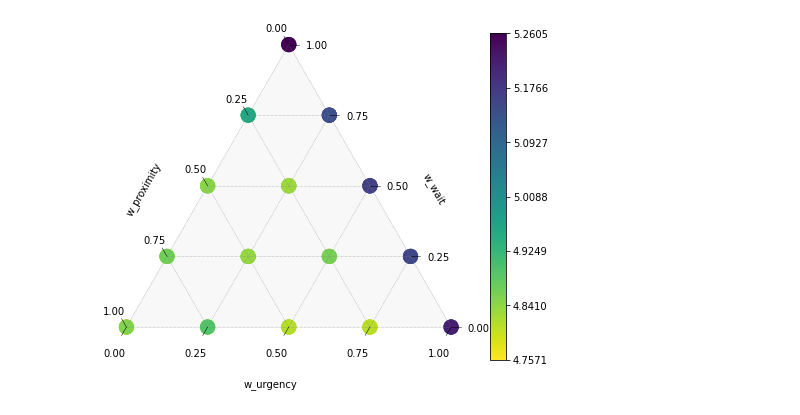
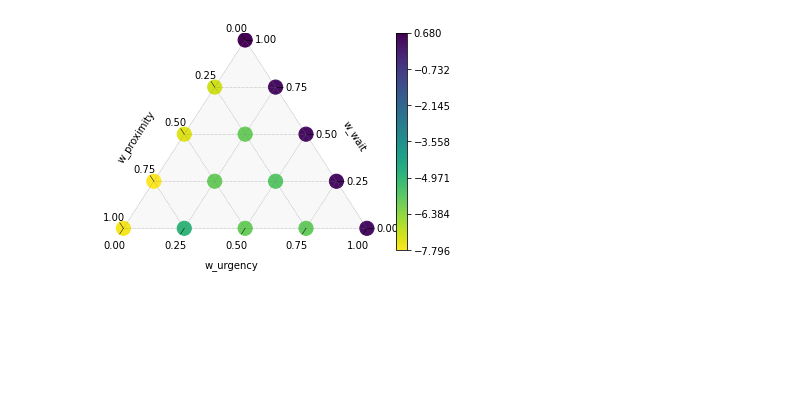
Before and after one commit to CityScope/MobilityTable_SanSebastian, a Jupyter notebook: postprocessing/bidding_batch.ipynb, the cells around one changed output. Saved outputs shown, nothing was run; the diff lists cells and outputs as text; code cells hidden in the pictures; blank space fills up the shorter version.

```diff
--- a/postprocessing/bidding_batch.ipynb
+++ b/postprocessing/bidding_batch.ipynb
@@ -320,0 +251,15 @@ plt.show()
+# %%
+
+group_columns = ['MaxBiddingTime', 'UrgencyWeight', 'WaitWeight', 'ProximityWeight']
+
+
+metrics_food_grouped = filtered_df_food.groupby(group_columns).agg({
+    'Pct_served': 'mean',
+    'Avg_wait': 'mean',
+    'Min_wait': 'mean',
+    'Max_wait': 'mean',
+    'Wait_stdv': 'mean',
+    'Q10': 'mean',
+    'Q50': 'mean',
+    'Q90': 'mean'
+}).reset_index()
@@ -321,3 +286,4 @@ plt.show()
 # %%
-condition = (metrics_food['UrgencyWeight'] != 0) | (metrics_food['WaitWeight'] != 0) | (metrics_food['ProximityWeight'] != 0)
-filtered_df_food = metrics_food[condition]
+condition_r = (metrics_food['UrgencyWeight'] == 0)  & (metrics_food['WaitWeight'] == 0) & (metrics_food['ProximityWeight'] == 0)
+base_df_food = metrics_food[condition_r]
+print(base_df_food )
@@ -323,0 +304,14 @@ filtered_df_food = metrics_food[condition]
+# %%
+group_columns = ['MaxBiddingTime', 'UrgencyWeight', 'WaitWeight', 'ProximityWeight']
+
+
+metrics_food_grouped_baseline = base_df_food.groupby(group_columns).agg({
+    'Pct_served': 'mean',
+    'Avg_wait': 'mean',
+    'Min_wait': 'mean',
+    'Max_wait': 'mean',
+    'Wait_stdv': 'mean',
+    'Q10': 'mean',
+    'Q50': 'mean',
+    'Q90': 'mean'
+}).reset_index()
@@ -324,16 +323,16 @@ filtered_df_food = metrics_food[condition]
 # %%
 
+############ MAX BIDDING OF 1 MIN  ############
 
 
-#matplotlib.rcParams['figure.figsize'] = (8, 6)
-
-df = filtered_df_food
+df = metrics_food_grouped.loc[(metrics_food_grouped['MaxBiddingTime']==1.0)]
+df_2 = metrics_food_grouped_baseline
 
 # Extract the data
 x = df['UrgencyWeight']
 y = df['WaitWeight']
 z = df['ProximityWeight']
-avg_wait = df['Avg_wait']  # Color based on Avg_wait
+avg_wait = (df['Avg_wait']- df_2['Avg_wait'][0])/df_2['Avg_wait'][0]*100   # Color based on Avg_wait
 
 
 # Normalize 'Avg_wait' values to a range suitable for color mapping
@@ -346,31 +345,31 @@ points = [(xi, yi, zi) for xi, yi, zi in zip(x, y, z)]
 # Create a ternary plot
 scale = 1
 figure, tax = ternary.figure(scale=scale)
 #tax.resize_drawing_canvas(scale= 2)
 
 #tax.boundary(linewidth=0.1)
 tax.gridlines(multiple=0.25, color="gray")
 # Set Axis labels and Title
 fontsize = 10
 offset=0.2
 #tax.set_title("Ternary plot - FOOD", fontsize=fontsize)
 tax.left_axis_label("w_proximity", fontsize=fontsize, offset=offset)
 tax.right_axis_label("w_wait", fontsize=fontsize, offset=offset)
 tax.bottom_axis_label("w_urgency", fontsize=fontsize, offset=offset)
 
 # Set ticks
 tax.ticks(axis='lbr', linewidth=0.5, multiple=0.25, tick_formats="%.2f", offset=0.03)
 
 
 # Show the scatter plot with colors based on Avg_wait
 scatter = tax.scatter(points, colormap=plt.cm.viridis_r, scientific= True, colorbar=True, c=avg_wait, s=200, cmap=plt.cm.viridis_r, vmin=avg_wait.min(), vmax=avg_wait.max())
 
 
 
 # Remove default Matplotlib Axes
 tax.clear_matplotlib_ticks()
 tax.get_axes().axis('off')
 
 ternary.plt.show()
 # %% [output]
-[figure, old version]
+[figure, new version]
```
Also changed, not shown: parts of 40 cells of this notebook, 1 other file.
